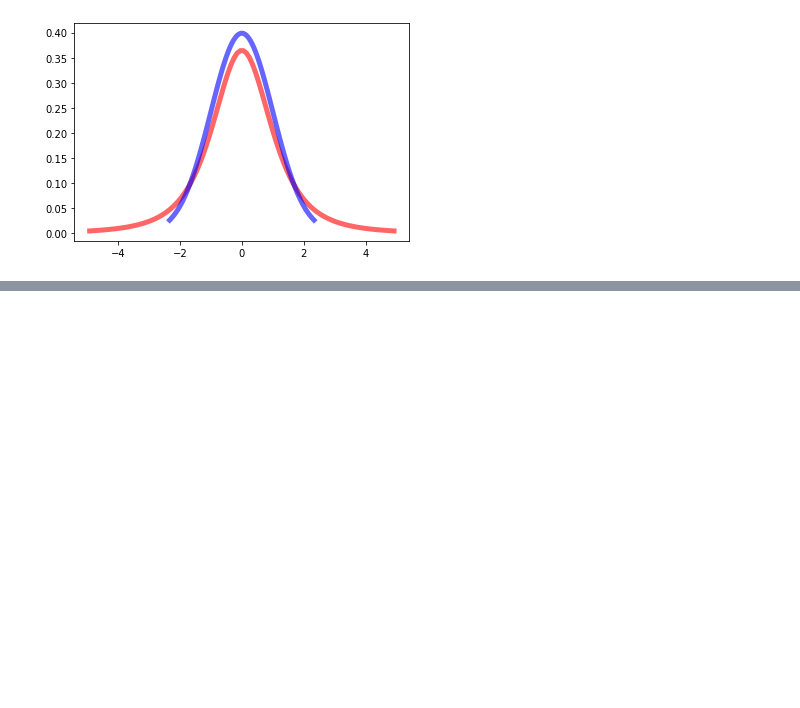
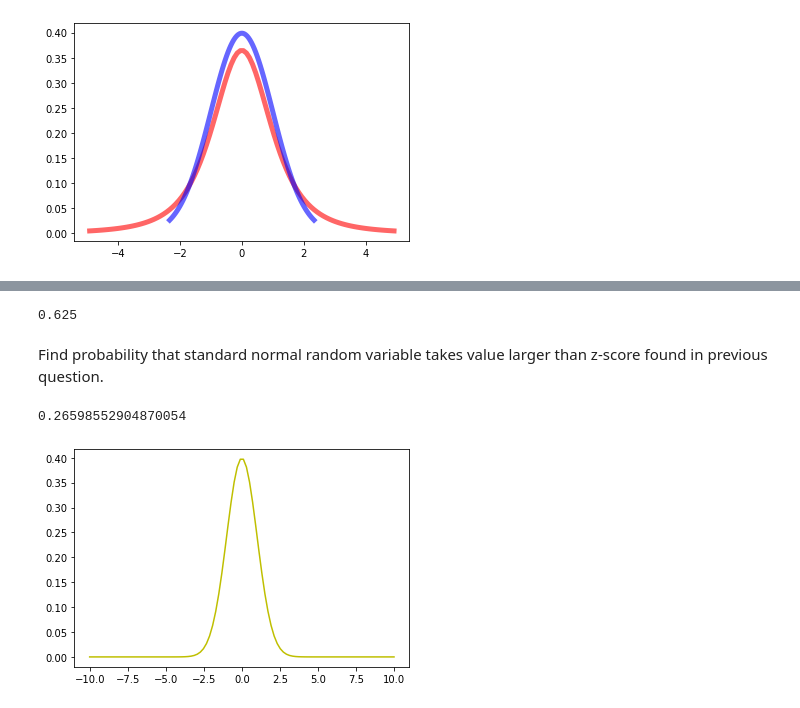
Before and after one commit to hansen1416/docs, a Jupyter notebook: note/ml_math/statistics/3.statistical hypothesis testing/5.comparing averages and one-sample student's t-test.ipynb, the cells around one changed output, grey strips where cells are left out. Cells and saved outputs as stored; diff of their text form; code cells hidden in the pictures; blank space fills up the shorter version.

```diff
--- a/note/ml_math/statistics/3.statistical hypothesis testing/5.comparing averages and one-sample student's t-test.ipynb
+++ b/note/ml_math/statistics/3.statistical hypothesis testing/5.comparing averages and one-sample student's t-test.ipynb
@@ -71,0 +114,19 @@ If $t(X_{obs}) > t_{critical} \implies $ reject $H_0$
+# %%
+z = (180-175)/8
+z
+# %% [output]
+0.625
+# %% [markdown]
+Find probability that standard normal random variable takes value larger than z-score found in previous question.
+# %%
+std_norm = norm()
+
+x = np.linspace(-10,
+                10, 100)
+plt.plot(x, std_norm.pdf(x),
+       'y-', label='norm pdf')
+
+1-std_norm.cdf(0.625)
+# %% [output]
+0.26598552904870054
+[figure, added]
```
Also changed, not shown: parts of 14 cells of this notebook, 2 other files.
